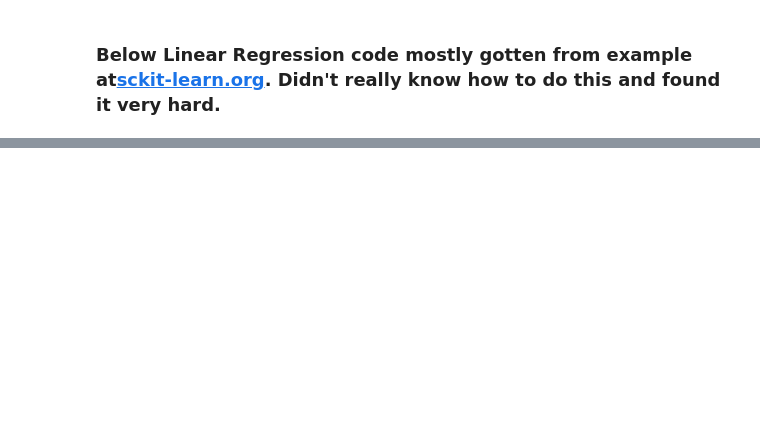
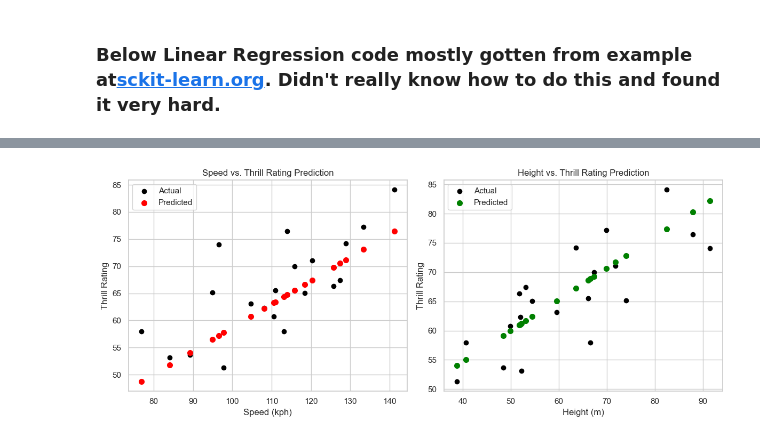
Before and after one commit to Gerbs2193/Programming-for-Data-Analytics, a Jupyter notebook: project.ipynb/project.ipynb, the cells around one changed output, grey strips where cells are left out. Saved outputs shown, nothing was run; the diff lists cells and outputs as text; code cells hidden in the pictures; blank space fills up the shorter version.

```diff
--- a/project.ipynb/project.ipynb
+++ b/project.ipynb/project.ipynb
@@ -389,0 +419,25 @@ Coefficient of determination: 0.99
+# %%
+plt.figure(figsize=(12, 5))
+
+# Speed vs. Thrill Rating
+plt.subplot(1, 2, 1)
+plt.scatter(X_test['Speed (kph)'], y_test, color="black", label='Actual')
+plt.scatter(X_test['Speed (kph)'], y_pred_speed, color="red", marker='o', linewidth=2, label='Predicted')
+plt.xlabel('Speed (kph)')
+plt.ylabel('Thrill Rating')
+plt.title('Speed vs. Thrill Rating Prediction')
+plt.legend()
+
+# Height vs. Thrill Rating
+plt.subplot(1, 2, 2)
+plt.scatter(X_test['Height (m)'], y_test, color="black", label='Actual')
+plt.scatter(X_test['Height (m)'], y_pred_height, color="green", marker='o', linewidth=2, label='Predicted')
+plt.xlabel('Height (m)')
+plt.ylabel('Thrill Rating')
+plt.title('Height vs. Thrill Rating Prediction')
+plt.legend()
+
+plt.tight_layout()
+plt.show()
+# %% [output]
+[figure, added]
```
Also changed, not shown: parts of 14 cells of this notebook, 1 other file.
